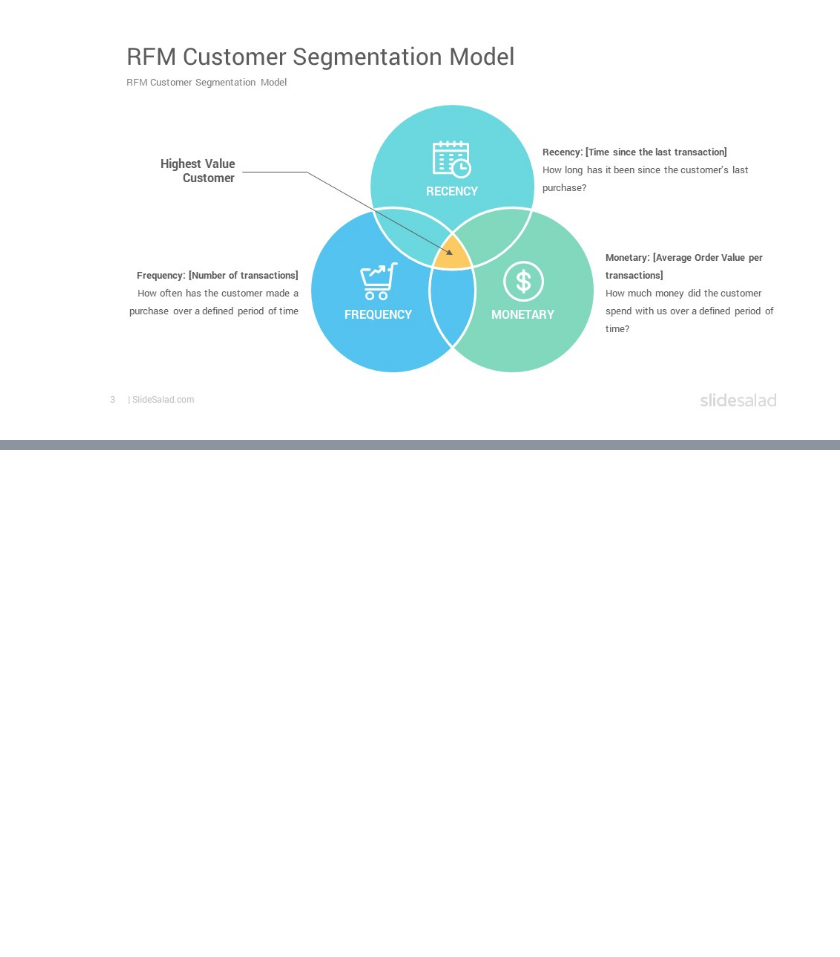
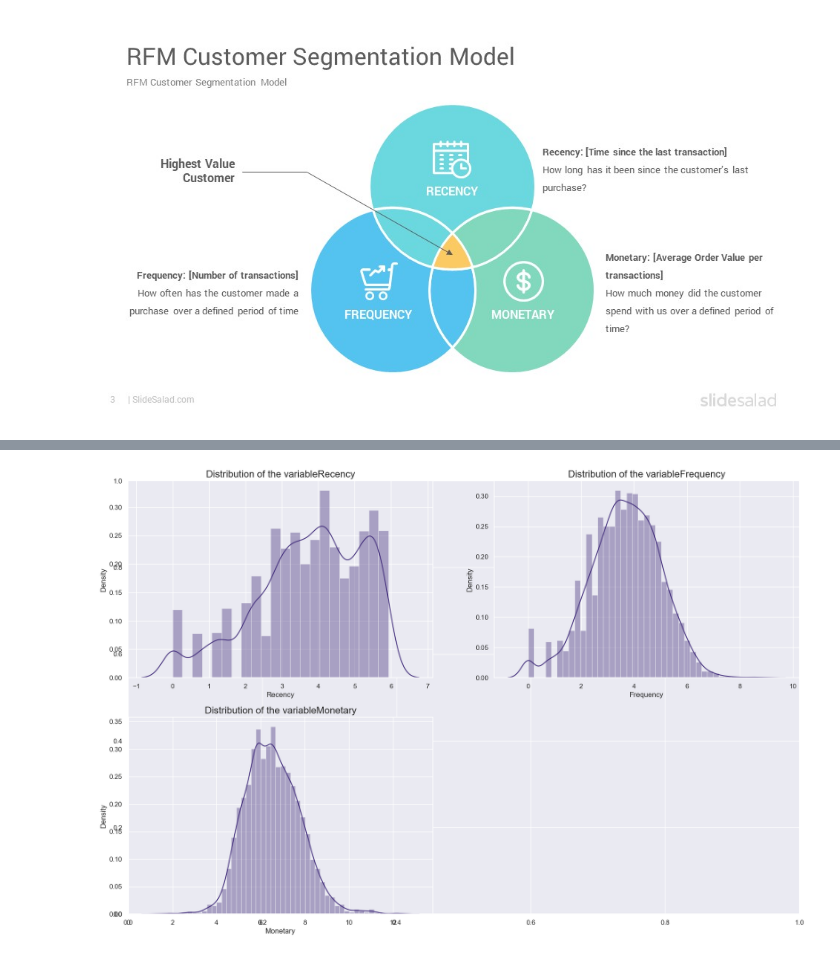
Before and after one commit to yunus6390/ML_Classification_Project, a Jupyter notebook: Customer_Segmentation.ipynb, the cells around one changed output, grey strips where cells are left out. Cells and saved outputs as stored; diff of their text form; code cells hidden in the pictures; blank space fills up the shorter version.

```diff
--- a/Customer_Segmentation.ipynb
+++ b/Customer_Segmentation.ipynb
@@ -655,0 +760,27 @@ plt.show()
+# %%
+# treat the negative and zero values to handle infinite numbers during log transformation
+def handle_negative(num):
+    if num <= 0:
+        return 1
+    else:
+        return num
+
+# apply the function to recency and monetary columns
+rfm_df['Recency'] = [handle_negative(x) for x in rfm_df['Recency']]
+rfm_df['Monetary'] = [handle_negative(x) for x in rfm_df['Monetary']]
+
+# apply log transfomation to RFM values
+log_df = rfm_df[['Recency', 'Frequency', 'Monetary']].apply(np.log, axis=1).round(3)
+# %%
+# plot the log transformed distribution
+count = 1
+plt.subplots(figsize= (20,13))
+for feature  in log_df:
+    plt.subplot(2,2,count)
+    sns.distplot(log_df[feature])
+    plt.title(f"Distribution of the variable{feature}", fontsize= 16)
+    plt.xlabel(f"{feature}")
+    plt.ylabel("Density")
+    count  += 1
+# %% [output]
+[figure, added]
```
Also changed, not shown: parts of 39 cells of this notebook.
